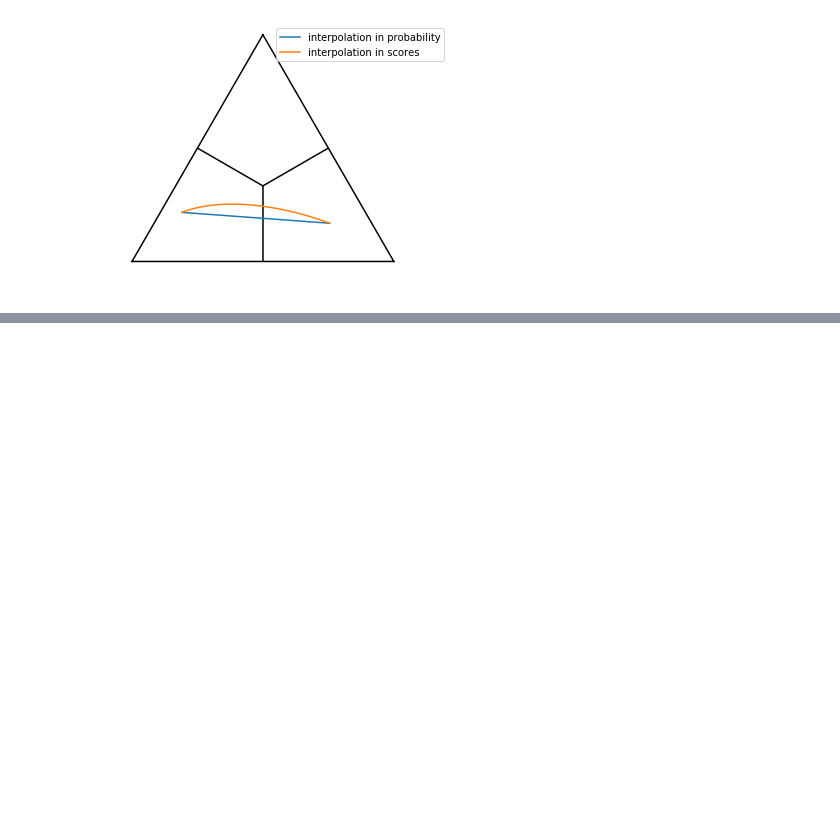
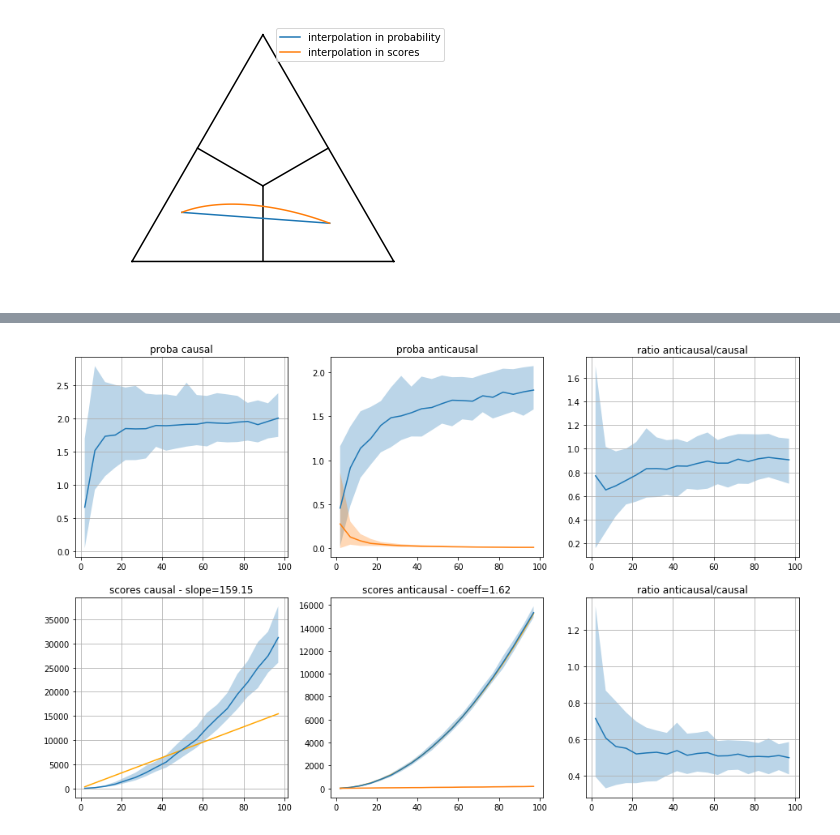
Before and after one commit to remilepriol/causal-adaptation-speed, a Jupyter notebook: softargmax.ipynb, the cells around one changed output, grey strips where cells are left out. Saved outputs shown, nothing was run; the diff lists cells and outputs as text; code cells hidden in the pictures; blank space fills up the shorter version.

```diff
--- a/softargmax.ipynb
+++ b/softargmax.ipynb
@@ -127,0 +221,6 @@ pass
+# %%
+def categeffect(k,n):
+    return categorical_distances_effect(k, n, concentration=1)
+
+dist = compute_distances(categeffect)
+median,quart1,quart3 = compute_percentile(dist)
@@ -127,0 +237,4 @@ pass
+# %%
+plot6categ(quart1, median, quart3, 'effect')
+# %% [output]
+[figure, added]
```
Also changed, not shown: parts of 27 cells of this notebook, 1 other file.
